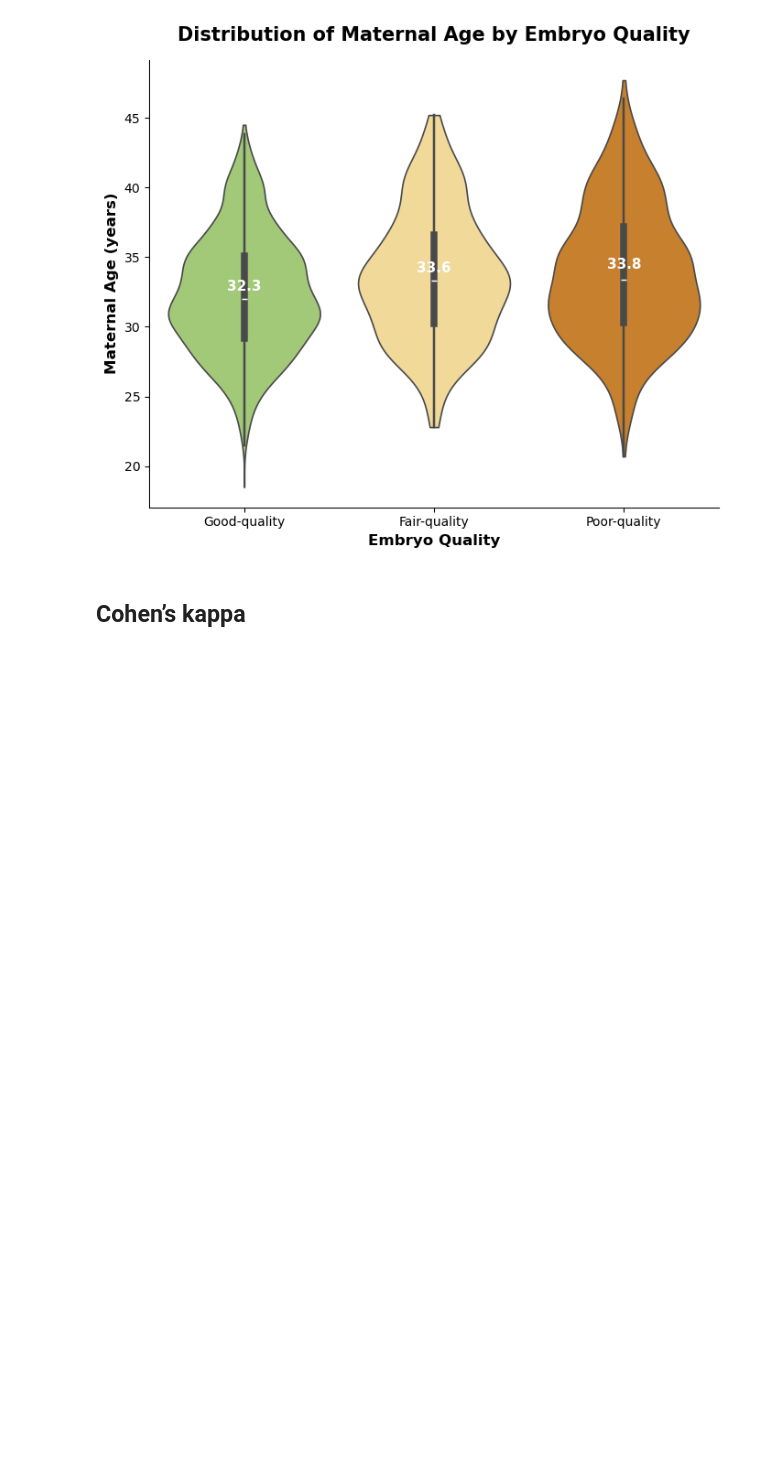
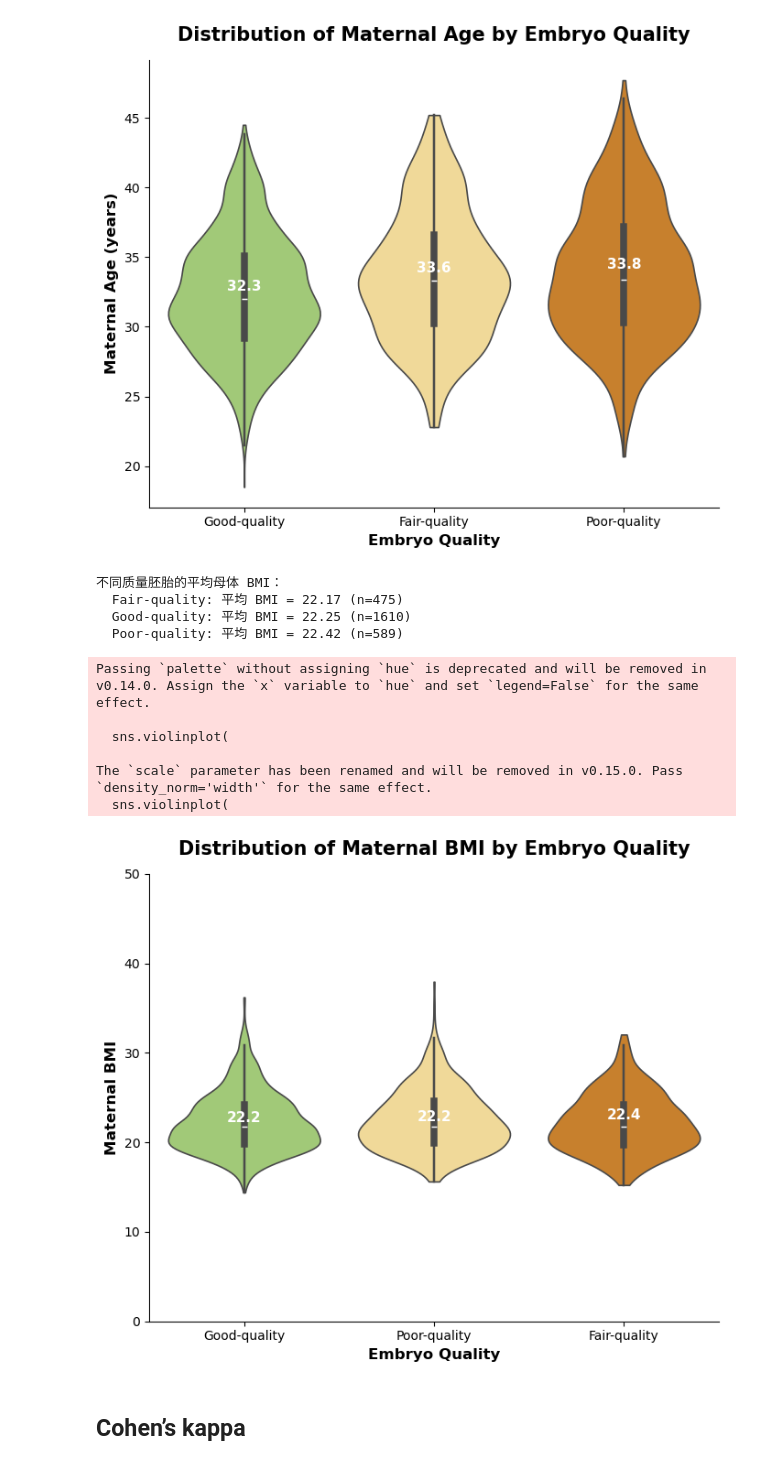
Before and after one commit to xdliulab-westlake/iEmbryo, a Jupyter notebook: prediction/code/visualization.ipynb, the cells around one changed output. Cells and saved outputs as stored; diff of their text form; code cells hidden in the pictures; blank space fills up the shorter version.

```diff
--- a/prediction/code/visualization.ipynb
+++ b/prediction/code/visualization.ipynb
@@ -910,6 +910,65 @@ Passing `palette` without assigning `hue` is deprecated and will be removed in v
 The `scale` parameter has been renamed and will be removed in v0.15.0. Pass `density_norm='width'` for the same effect.
   sns.violinplot(
 [figure]
+# %%
+# ==============================
+# 统计不同质量的平均 BMI
+# ==============================
+# 转换为数值
+df_full["Bmi(新鲜周期)"] = pd.to_numeric(df_full["Bmi(新鲜周期)"], errors="coerce")
+df_full = df_full[df_full["Bmi(新鲜周期)"].notna()]
+
+# 计算平均 BMI
+mean_bmi = df_full.groupby("Quality")["Bmi(新鲜周期)"].mean().round(2)
+
+print("\n不同质量胚胎的平均母体 BMI：")
+for q, bmi in mean_bmi.items():
+    print(f"  {q}: 平均 BMI = {bmi} (n={len(df_full[df_full['Quality']==q])})")
+
+
+# ==============================
+# 小提琴图：不同质量胚胎的 BMI 分布
+# ==============================
+plt.figure(figsize=(7, 6))
+sns.violinplot(
+    data=df_full[df_full["Quality"].isin(["Good-quality", "Fair-quality", "Poor-quality"])],
+    x="Quality",
+    y="Bmi(新鲜周期)",
+    inner="box",
+    scale="width",
+    cut=0,
+    linewidth=1.2,
+    palette=palette
+)
+
+# 均值标注
+mean_bmis = df_full.groupby("Quality")["Bmi(新鲜周期)"].mean()
+for i, (q, m) in enumerate(mean_bmis.items()):
+    plt.text(i, m + 0.1, f"{m:.1f}", ha="center", color="white", fontsize=11, fontweight="bold")
+
+plt.title("Distribution of Maternal BMI by Embryo Quality", fontsize=15, fontweight="bold", pad=15)
+plt.xlabel("Embryo Quality", fontsize=12, fontweight="bold")
+plt.ylabel("Maternal BMI", fontsize=12, fontweight="bold")
+
+# 设置坐标轴范围
+plt.ylim(0, 50)     # ← 调整这里的上下限，根据你的数据分布可改成 (16, 28) 等
+# plt.xlim(-0.5, 2.5)  # 如果需要控制横轴间距，也可以取消注释这一行
+
+sns.despine()
+plt.tight_layout()
+plt.show()
+# %% [output]
+不同质量胚胎的平均母体 BMI：
+  Fair-quality: 平均 BMI = 22.17 (n=475)
+  Good-quality: 平均 BMI = 22.25 (n=1610)
+  Poor-quality: 平均 BMI = 22.42 (n=589)
+Passing `palette` without assigning `hue` is deprecated and will be removed in v0.14.0. Assign the `x` variable to `hue` and set `legend=False` for the same effect.
+
+  sns.violinplot(
+
+The `scale` parameter has been renamed and will be removed in v0.15.0. Pass `density_norm='width'` for the same effect.
+  sns.violinplot(
+[figure, added]
 # %% [markdown]
 ## Cohen’s kappa
 # %%
```
Also changed, not shown: parts of 2 cells of this notebook.
